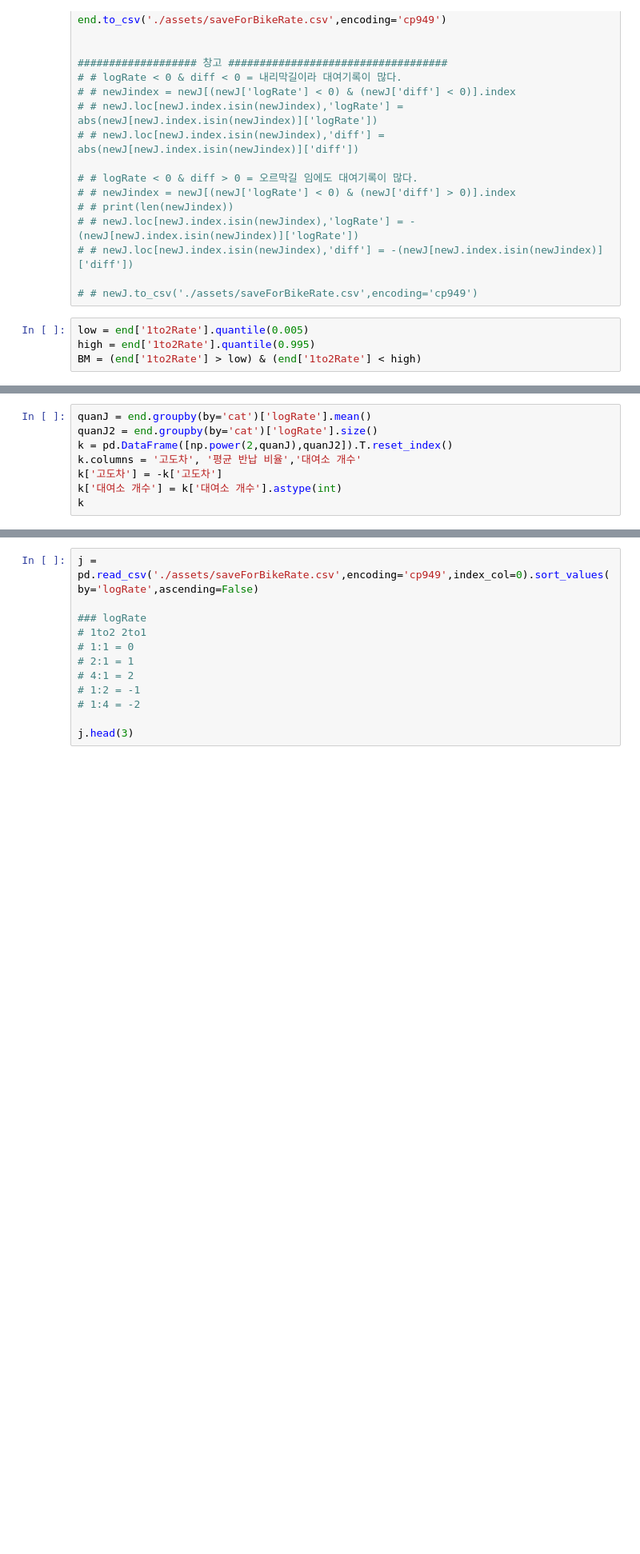
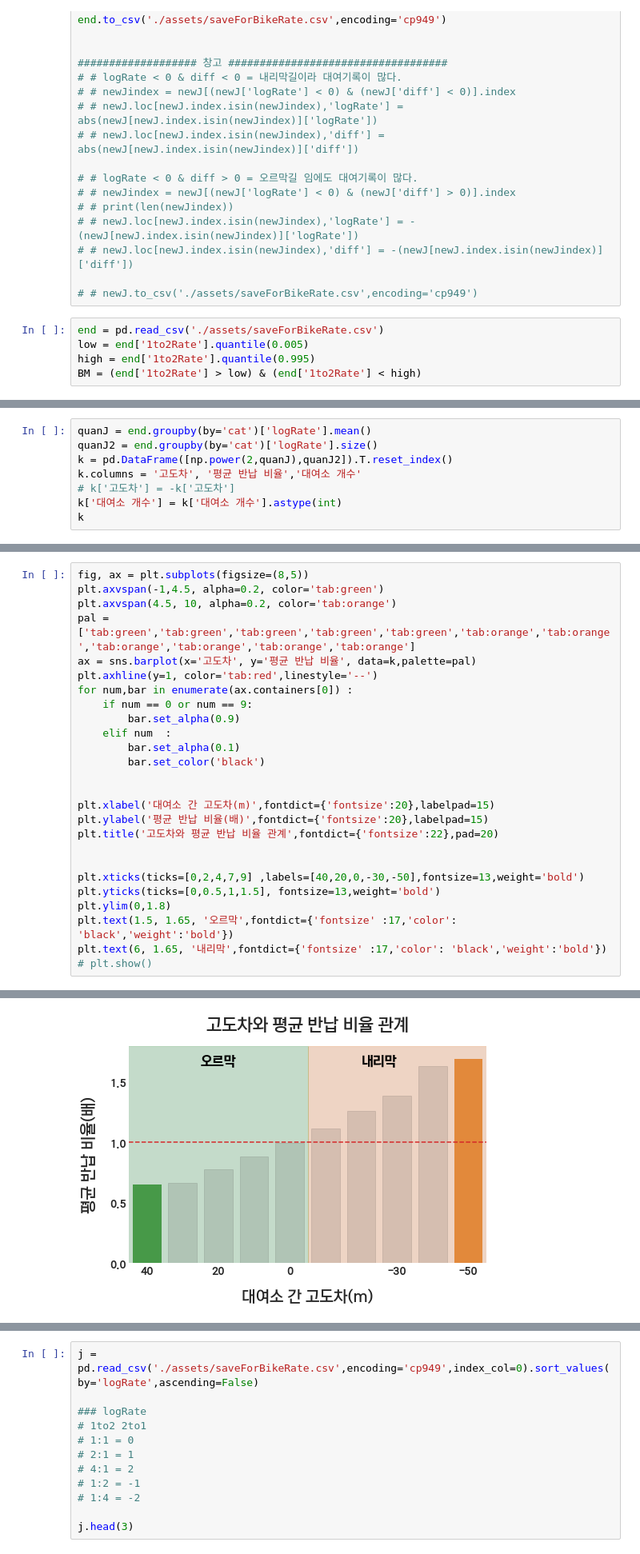
Before and after one commit to yangoos57/seoulBikeProject, a Jupyter notebook: backend/ExtractBikeTourplots.ipynb, the cells around one changed output, grey strips where cells are left out. Shown at 80% size. Drawn from its saved outputs; the diff is of its cells as text; blank space fills up the shorter version.

```diff
--- a/backend/ExtractBikeTourplots.ipynb
+++ b/backend/ExtractBikeTourplots.ipynb
@@ -888,6 +869,7 @@ end.to_csv('./assets/saveForBikeRate.csv',encoding='cp949')
 
 # # newJ.to_csv('./assets/saveForBikeRate.csv',encoding='cp949')
 # %%
+end = pd.read_csv('./assets/saveForBikeRate.csv')
 low = end['1to2Rate'].quantile(0.005)
 high = end['1to2Rate'].quantile(0.995)
 BM = (end['1to2Rate'] > low) & (end['1to2Rate'] < high)
@@ -917,6 +901,6 @@ quanJ = end.groupby(by='cat')['logRate'].mean()
 quanJ2 = end.groupby(by='cat')['logRate'].size()
 k = pd.DataFrame([np.power(2,quanJ),quanJ2]).T.reset_index()
 k.columns = '고도차', '평균 반납 비율','대여소 개수'
-k['고도차'] = -k['고도차']
+# k['고도차'] = -k['고도차']
 k['대여소 개수'] = k['대여소 개수'].astype(int)
 k
@@ -922,0 +919,27 @@ k
+# %%
+fig, ax = plt.subplots(figsize=(8,5))
+plt.axvspan(-1,4.5, alpha=0.2, color='tab:green')
+plt.axvspan(4.5, 10, alpha=0.2, color='tab:orange')
+pal = ['tab:green','tab:green','tab:green','tab:green','tab:green','tab:orange','tab:orange','tab:orange','tab:orange','tab:orange','tab:orange']
+ax = sns.barplot(x='고도차', y='평균 반납 비율', data=k,palette=pal)
+plt.axhline(y=1, color='tab:red',linestyle='--')
+for num,bar in enumerate(ax.containers[0]) :
+    if num == 0 or num == 9:
+        bar.set_alpha(0.9)
+    elif num  :
+        bar.set_alpha(0.1)
+        bar.set_color('black')
+
+
+plt.xlabel('대여소 간 고도차(m)',fontdict={'fontsize':20},labelpad=15)
+plt.ylabel('평균 반납 비율(배)',fontdict={'fontsize':20},labelpad=15)
+plt.title('고도차와 평균 반납 비율 관계',fontdict={'fontsize':22},pad=20)
+
+
+plt.xticks(ticks=[0,2,4,7,9] ,labels=[40,20,0,-30,-50],fontsize=13,weight='bold')
+plt.yticks(ticks=[0,0.5,1,1.5], fontsize=13,weight='bold')
+plt.ylim(0,1.8)
+plt.text(1.5, 1.65, '오르막',fontdict={'fontsize' :17,'color': 'black','weight':'bold'})
+plt.text(6, 1.65, '내리막',fontdict={'fontsize' :17,'color': 'black','weight':'bold'})
+# plt.show()
+# %% [output]
@@ -923,3 +947,4 @@ k
+[figure, added]
 # %%
 # quanJ1 = uphill.groupby(by='cat')['logRate'].mean()
 # quanJ2 = downhill.groupby(by='cat')['logRate'].mean()
```
Also changed, not shown: parts of 7 cells of this notebook, 12 other files.
